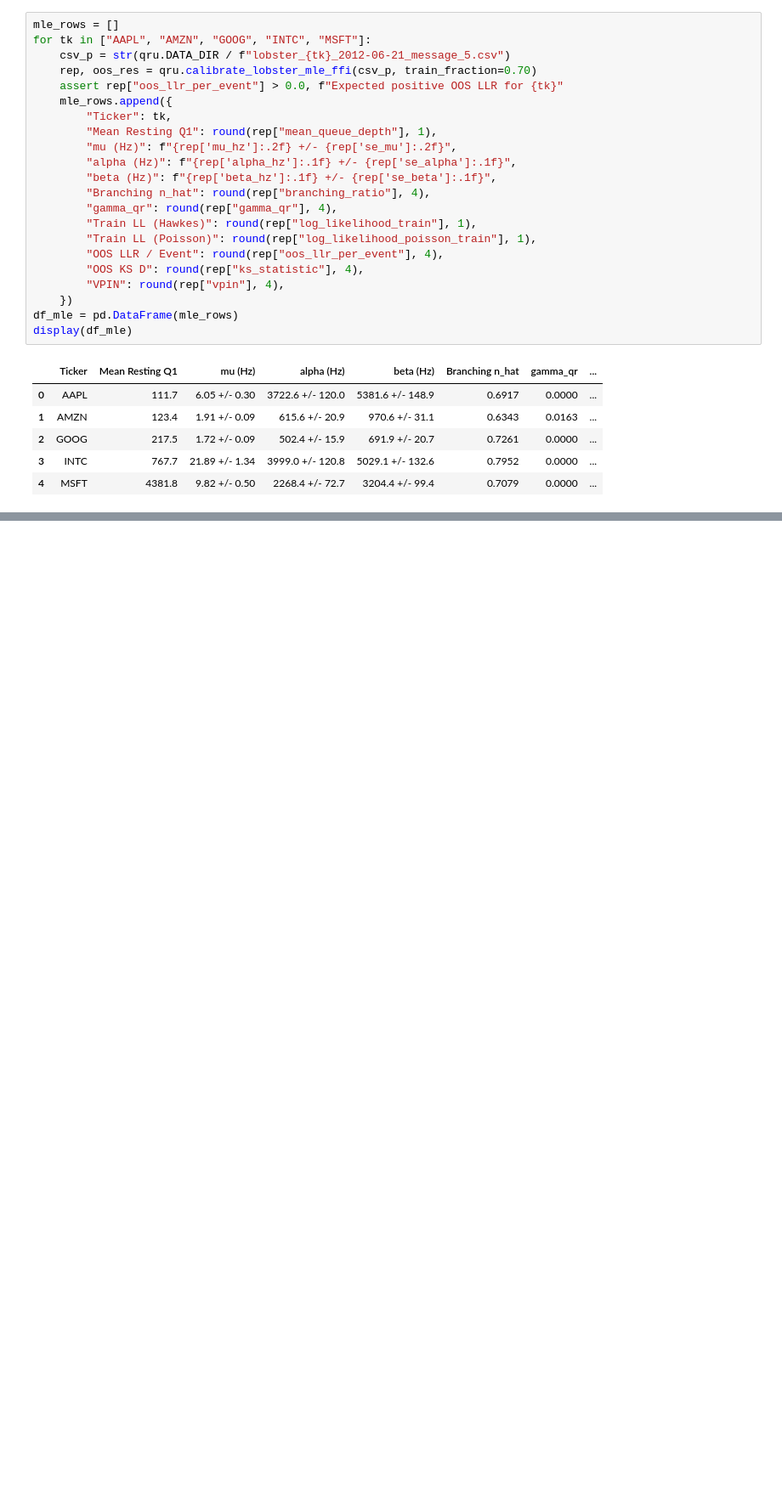
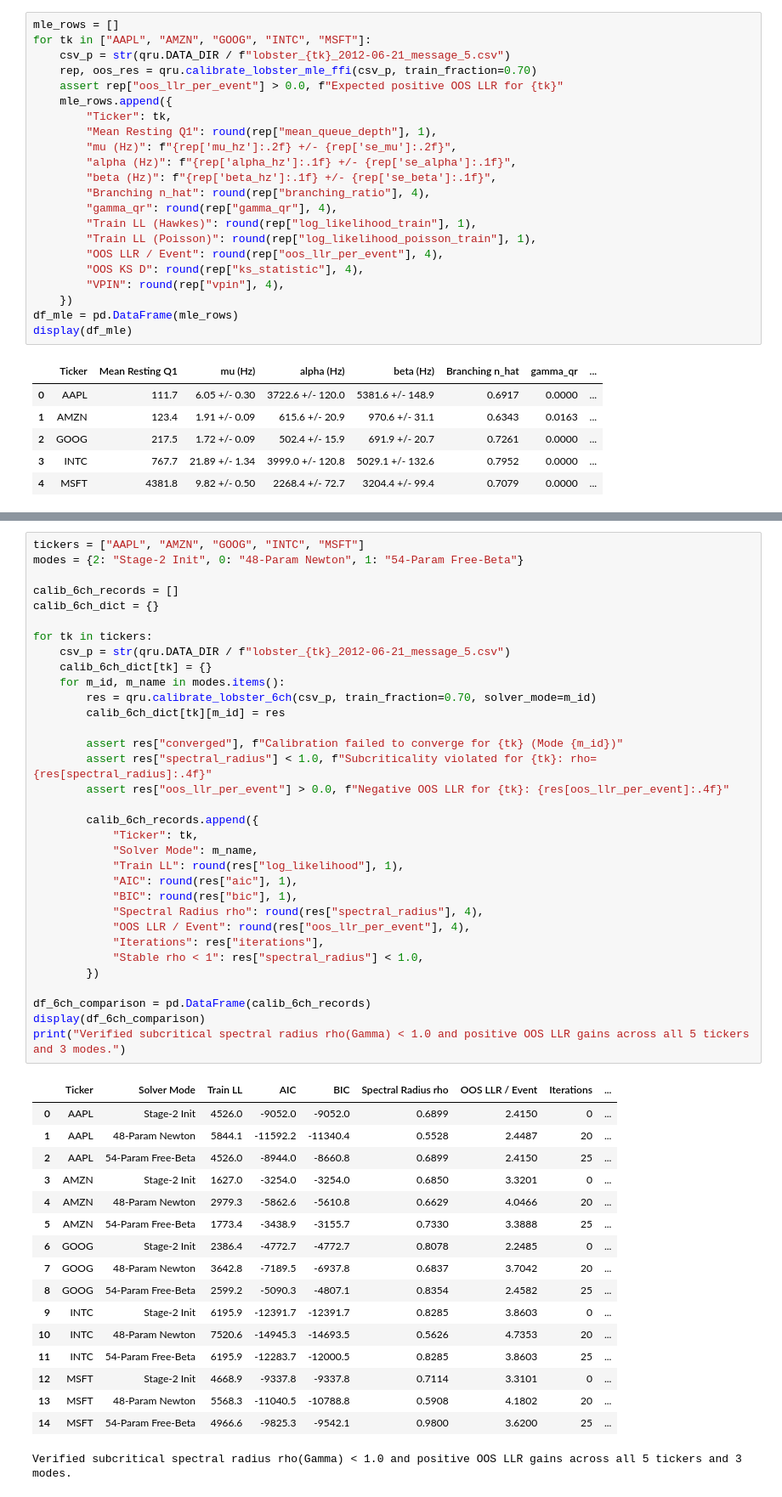
Before and after one commit to r-irbe/queue-reactive-book, a Jupyter notebook: notebooks/02_queue_reactive_hawkes_stylized_facts_and_calibration.ipynb, the cells around one changed output, grey strips where cells are left out. Shown at 85% size. Drawn from its saved outputs; the diff is of its cells as text; blank space fills up the shorter version.

```diff
--- a/notebooks/02_queue_reactive_hawkes_stylized_facts_and_calibration.ipynb
+++ b/notebooks/02_queue_reactive_hawkes_stylized_facts_and_calibration.ipynb
@@ -317,0 +342,51 @@ display(df_mle)
+# %%
+tickers = ["AAPL", "AMZN", "GOOG", "INTC", "MSFT"]
+modes = {2: "Stage-2 Init", 0: "48-Param Newton", 1: "54-Param Free-Beta"}
+
+calib_6ch_records = []
+calib_6ch_dict = {}
+
+for tk in tickers:
+    csv_p = str(qru.DATA_DIR / f"lobster_{tk}_2012-06-21_message_5.csv")
+    calib_6ch_dict[tk] = {}
+    for m_id, m_name in modes.items():
+        res = qru.calibrate_lobster_6ch(csv_p, train_fraction=0.70, solver_mode=m_id)
+        calib_6ch_dict[tk][m_id] = res
+
+        assert res["converged"], f"Calibration failed to converge for {tk} (Mode {m_id})"
+        assert res["spectral_radius"] < 1.0, f"Subcriticality violated for {tk}: rho={res[spectral_radius]:.4f}"
+        assert res["oos_llr_per_event"] > 0.0, f"Negative OOS LLR for {tk}: {res[oos_llr_per_event]:.4f}"
+
+        calib_6ch_records.append({
+            "Ticker": tk,
+            "Solver Mode": m_name,
+            "Train LL": round(res["log_likelihood"], 1),
+            "AIC": round(res["aic"], 1),
+            "BIC": round(res["bic"], 1),
+            "Spectral Radius rho": round(res["spectral_radius"], 4),
+            "OOS LLR / Event": round(res["oos_llr_per_event"], 4),
+            "Iterations": res["iterations"],
+            "Stable rho < 1": res["spectral_radius"] < 1.0,
+        })
+
+df_6ch_comparison = pd.DataFrame(calib_6ch_records)
+display(df_6ch_comparison)
+print("Verified subcritical spectral radius rho(Gamma) < 1.0 and positive OOS LLR gains across all 5 tickers and 3 modes.")
+# %% [output]
+|  | Ticker | Solver Mode | Train LL | AIC | BIC | Spectral Radius rho | OOS LLR / Event | Iterations | ... |
+| 0 | AAPL | Stage-2 Init | 4526.0 | -9052.0 | -9052.0 | 0.6899 | 2.4150 | 0 | ... |
+| 1 | AAPL | 48-Param Newton | 5844.1 | -11592.2 | -11340.4 | 0.5528 | 2.4487 | 20 | ... |
+| 2 | AAPL | 54-Param Free-Beta | 4526.0 | -8944.0 | -8660.8 | 0.6899 | 2.4150 | 25 | ... |
+| 3 | AMZN | Stage-2 Init | 1627.0 | -3254.0 | -3254.0 | 0.6850 | 3.3201 | 0 | ... |
+| 4 | AMZN | 48-Param Newton | 2979.3 | -5862.6 | -5610.8 | 0.6629 | 4.0466 | 20 | ... |
+| 5 | AMZN | 54-Param Free-Beta | 1773.4 | -3438.9 | -3155.7 | 0.7330 | 3.3888 | 25 | ... |
+| 6 | GOOG | Stage-2 Init | 2386.4 | -4772.7 | -4772.7 | 0.8078 | 2.2485 | 0 | ... |
+| 7 | GOOG | 48-Param Newton | 3642.8 | -7189.5 | -6937.8 | 0.6837 | 3.7042 | 20 | ... |
+| 8 | GOOG | 54-Param Free-Beta | 2599.2 | -5090.3 | -4807.1 | 0.8354 | 2.4582 | 25 | ... |
+| 9 | INTC | Stage-2 Init | 6195.9 | -12391.7 | -12391.7 | 0.8285 | 3.8603 | 0 | ... |
+| 10 | INTC | 48-Param Newton | 7520.6 | -14945.3 | -14693.5 | 0.5626 | 4.7353 | 20 | ... |
+| 11 | INTC | 54-Param Free-Beta | 6195.9 | -12283.7 | -12000.5 | 0.8285 | 3.8603 | 25 | ... |
+| 12 | MSFT | Stage-2 Init | 4668.9 | -9337.8 | -9337.8 | 0.7114 | 3.3101 | 0 | ... |
+| 13 | MSFT | 48-Param Newton | 5568.3 | -11040.5 | -10788.8 | 0.5908 | 4.1802 | 20 | ... |
+| 14 | MSFT | 54-Param Free-Beta | 4966.6 | -9825.3 | -9542.1 | 0.9800 | 3.6200 | 25 | ... |
+Verified subcritical spectral radius rho(Gamma) < 1.0 and positive OOS LLR gains across all 5 tickers and 3 modes.
```
Also changed, not shown: parts of 3 cells of this notebook, 15 other files.
